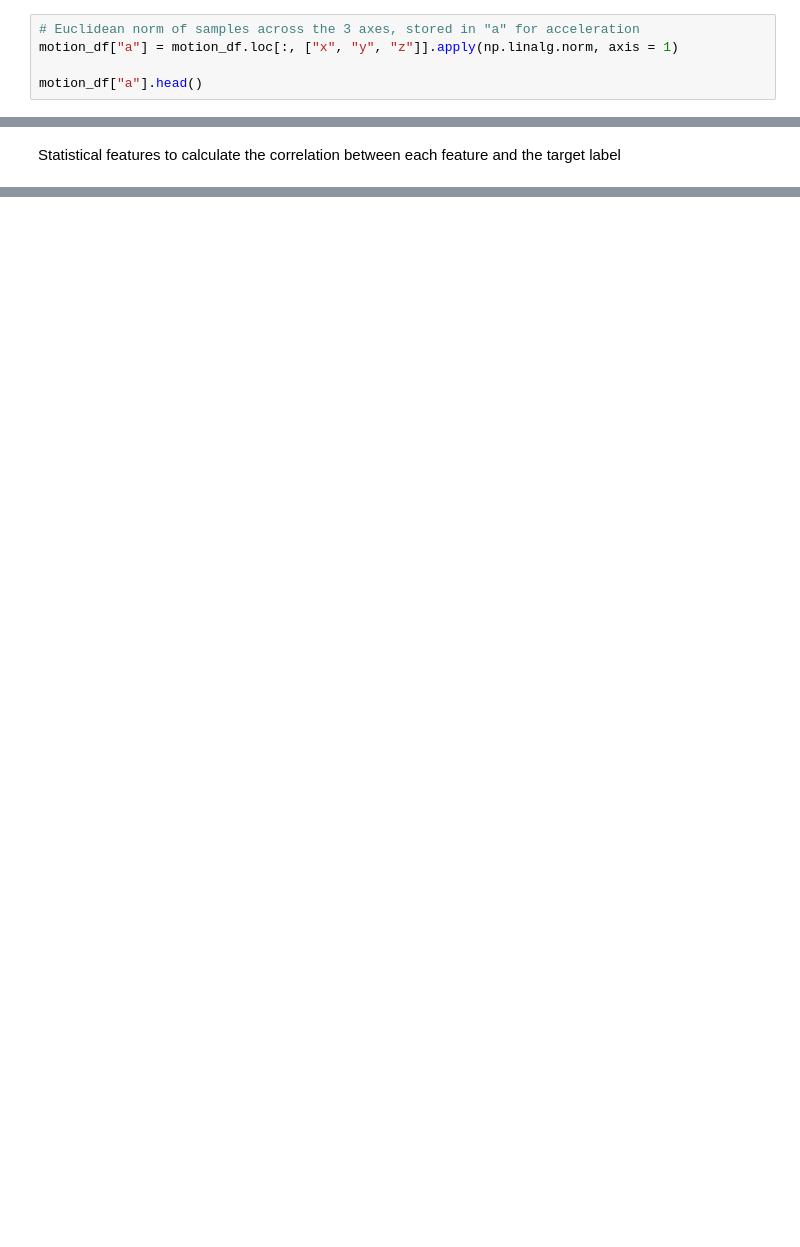
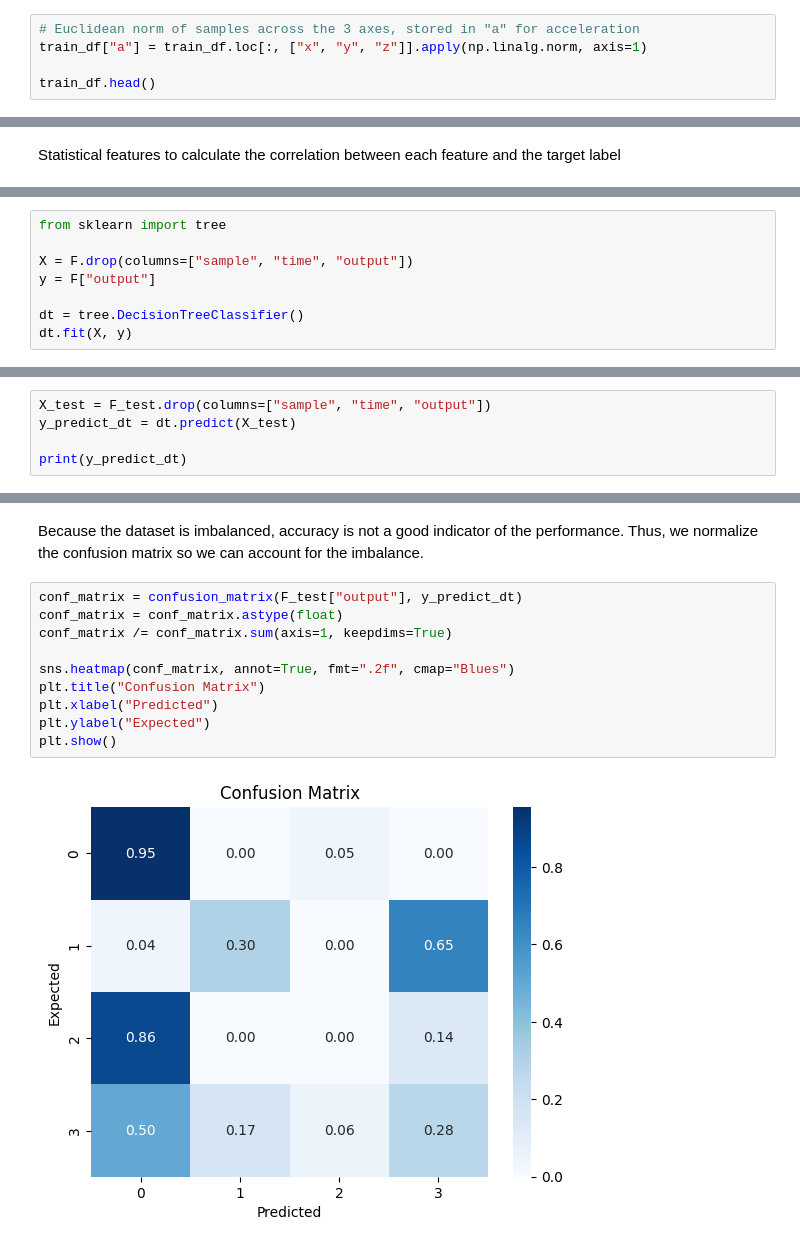
Before and after one commit to eyfforiyya/Activity-recognition-in-music-playing, a Jupyter notebook: data_analysis.ipynb, the cells around one changed output, grey strips where cells are left out. Saved outputs shown, nothing was run; the diff lists cells and outputs as text; blank space fills up the shorter version.

Commit message:
added three models and confusion matrices

```diff
--- a/data_analysis.ipynb
+++ b/data_analysis.ipynb
@@ -85,6 +147,6 @@ import numpy as np
 # %%
 # Euclidean norm of samples across the 3 axes, stored in "a" for acceleration
-motion_df["a"] = motion_df.loc[:, ["x", "y", "z"]].apply(np.linalg.norm, axis = 1)
+train_df["a"] = train_df.loc[:, ["x", "y", "z"]].apply(np.linalg.norm, axis=1)
 
-motion_df["a"].head()
+train_df.head()
 # %% [output]
@@ -215,0 +273,8 @@ NameError: name 'plt' is not defined
+# %%
+from sklearn import tree
+
+X = F.drop(columns=["sample", "time", "output"])
+y = F["output"]
+
+dt = tree.DecisionTreeClassifier()
+dt.fit(X, y)
@@ -215,0 +285,5 @@ NameError: name 'plt' is not defined
+# %%
+X_test = F_test.drop(columns=["sample", "time", "output"])
+y_predict_dt = dt.predict(X_test)
+
+print(y_predict_dt)
@@ -215,0 +316,14 @@ NameError: name 'plt' is not defined
+# %% [markdown]
+Because the dataset is imbalanced, accuracy is not a good indicator of the performance. Thus, we normalize the confusion matrix so we can account for the imbalance.
+# %%
+conf_matrix = confusion_matrix(F_test["output"], y_predict_dt)
+conf_matrix = conf_matrix.astype(float)
+conf_matrix /= conf_matrix.sum(axis=1, keepdims=True)
+
+sns.heatmap(conf_matrix, annot=True, fmt=".2f", cmap="Blues")
+plt.title("Confusion Matrix")
+plt.xlabel("Predicted")
+plt.ylabel("Expected")
+plt.show()
+# %% [output]
+[figure, added]
```
Also changed, not shown: parts of 75 cells of this notebook, 44 other files.
